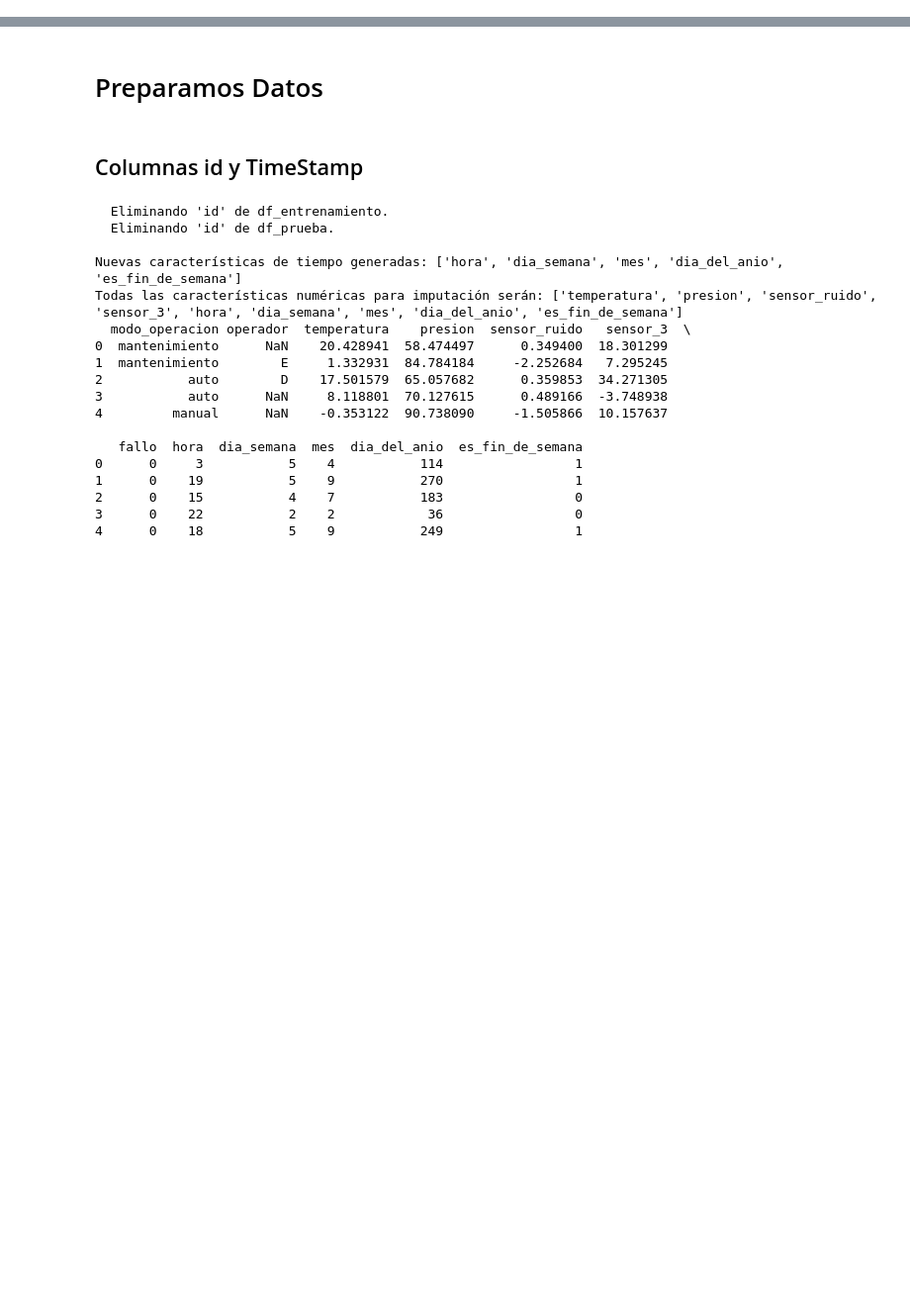
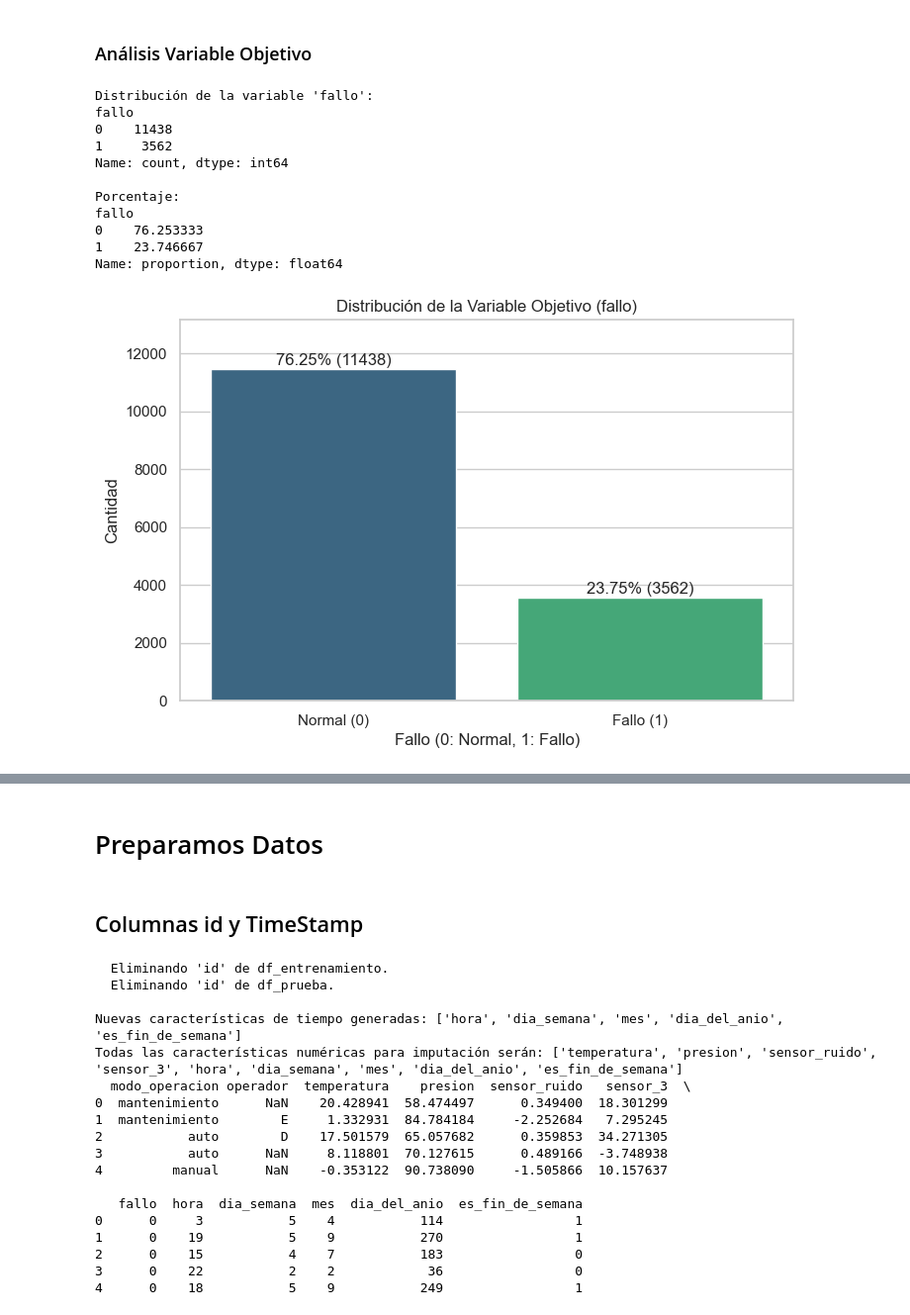
Before and after one commit to albertoPerez25/Analisis-De-Datos-Y-Predicciones, a Jupyter notebook: Práctica3_DiegoGarcia_AlbertoPerez_AnalisisDatos.ipynb, the cells around one changed output, grey strips where cells are left out. Shown at 99% size. Cells and saved outputs as stored; diff of their text form; code cells hidden in the pictures; blank space fills up the shorter version.

```diff
--- a/Práctica3_DiegoGarcia_AlbertoPerez_AnalisisDatos.ipynb
+++ b/Práctica3_DiegoGarcia_AlbertoPerez_AnalisisDatos.ipynb
@@ -2,0 +156,17 @@
+# %%
+import matplotlib.pyplot as plt
+import seaborn as sns
+
+# Establecer estilo visual para los gráficos
+sns.set(style="whitegrid")
+plt.rcParams['figure.figsize'] = (10, 6) # Tamaño de figura por defecto
+
+print("\nDimensiones de los DataFrames:")
+print(f"Train: {df_train.shape}")
+print(f"Test:  {df_test.shape}")
+
+print("\nInformación general de df_train:")
+print(df_train.describe())
+
+print("\nInformación general de df_test:")
+print(df_test.describe())
@@ -2,0 +191,36 @@
+# %% [markdown]
+### Análisis Variable Objetivo
+# %%
+fallo_counts = df_train['fallo'].value_counts()
+fallo_perc = df_train['fallo'].value_counts(normalize=True) * 100
+
+print("\nDistribución de la variable 'fallo':")
+print(fallo_counts)
+print(f"\nPorcentaje:\n{fallo_perc}")
+
+# Visualización
+plt.figure(figsize=(8, 5))
+sns.countplot(x='fallo', data=df_train, palette='viridis')
+plt.title('Distribución de la Variable Objetivo (fallo)')
+plt.xlabel('Fallo (0: Normal, 1: Fallo)')
+plt.ylabel('Cantidad')
+plt.xticks(ticks=[0, 1], labels=['Normal (0)', 'Fallo (1)'])
+# Añadir porcentajes en el gráfico
+total = len(df_train['fallo'])
+for i, count in enumerate(fallo_counts):
+    plt.text(i, count + 50, f'{fallo_perc[i]:.2f}% ({count})', ha='center', va='bottom')
+plt.ylim(0, max(fallo_counts)*1.15) # Ajustar límite superior para texto
+plt.show()
+# %% [output]
+Distribución de la variable 'fallo':
+fallo
+0    11438
+1     3562
+Name: count, dtype: int64
+
+Porcentaje:
+fallo
+0    76.253333
+1    23.746667
+Name: proportion, dtype: float64
+[figure, added]
```
Also changed, not shown: parts of 42 cells of this notebook, 5 other files.
